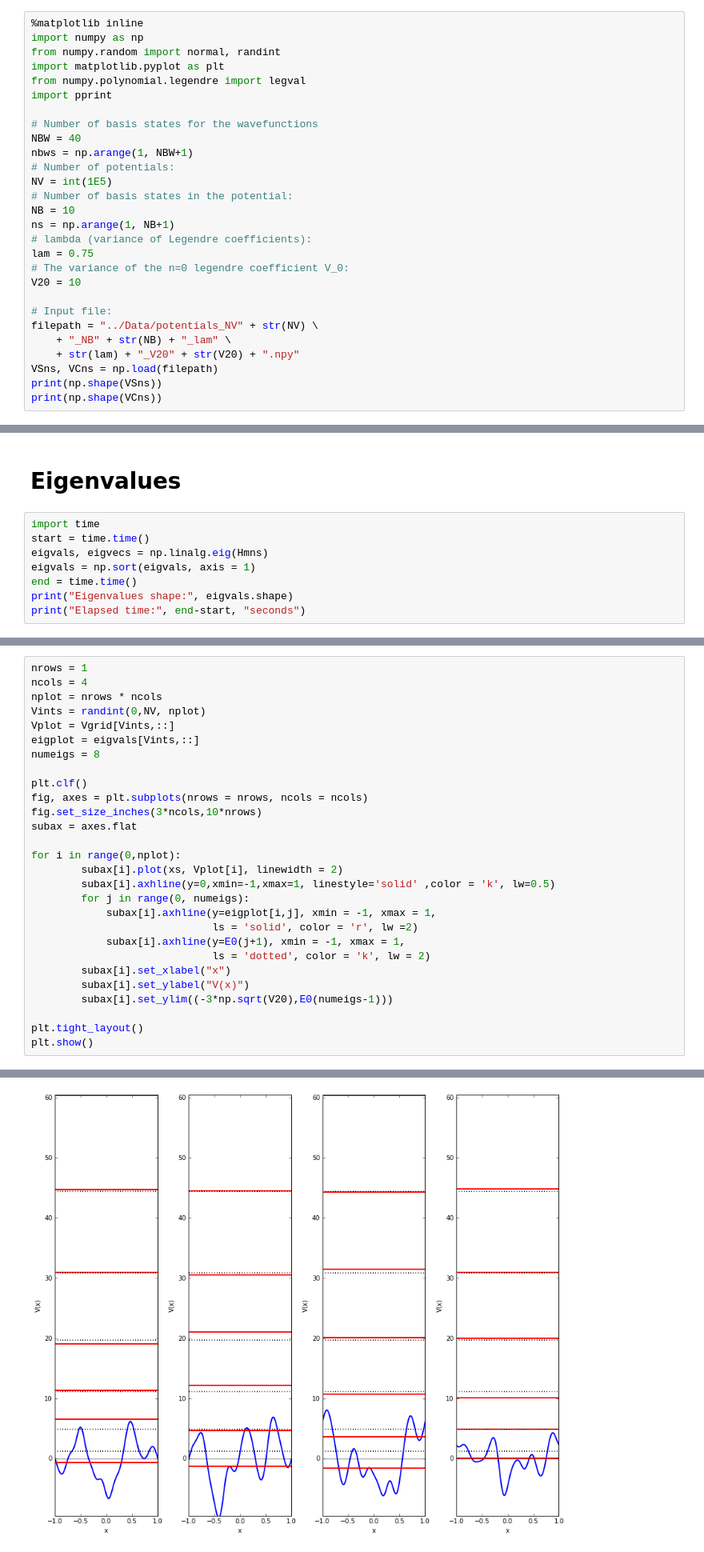
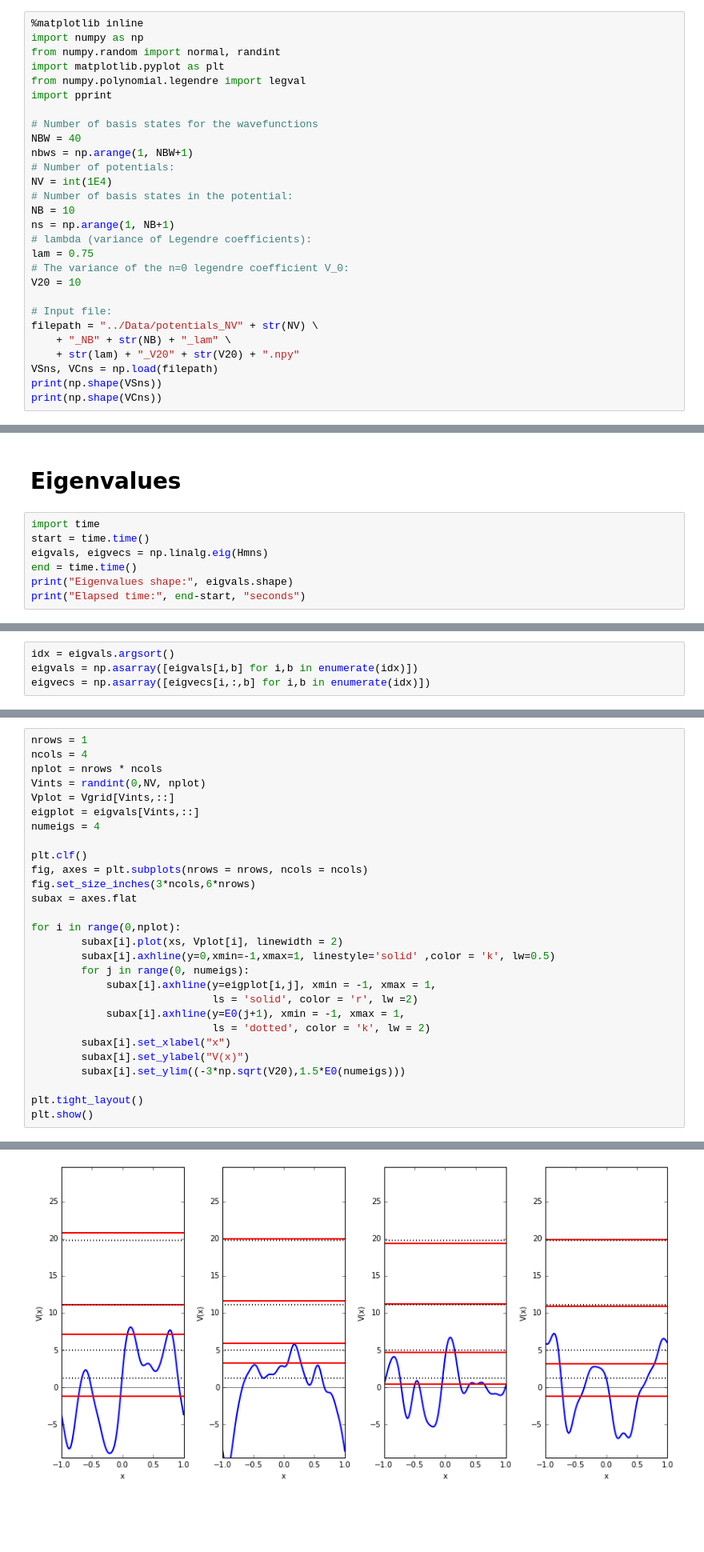
Before and after one commit to dhudsmith/qmnnet, a Jupyter notebook: jupyter/eigenvalues.ipynb, the cells around one changed output, grey strips where cells are left out. Shown: that part at 80% size. Cells and saved outputs as stored; diff of their text form; blank space fills up the shorter version.

```diff
--- a/jupyter/eigenvalues.ipynb
+++ b/jupyter/eigenvalues.ipynb
@@ -64,7 +64,7 @@ import pprint
 NBW = 40
 nbws = np.arange(1, NBW+1)
 # Number of potentials:
-NV = int(1E5)
+NV = int(1E4)
 # Number of basis states in the potential:
 NB = 10
 ns = np.arange(1, NB+1)
@@ -237,7 +237,6 @@ plt.show()
 import time
 start = time.time()
 eigvals, eigvecs = np.linalg.eig(Hmns)
-eigvals = np.sort(eigvals, axis = 1)
 end = time.time()
 print("Eigenvalues shape:", eigvals.shape)
 print("Elapsed time:", end-start, "seconds")
@@ -247,3 +246,7 @@ Elapsed time: 69.16832995414734 seconds
+# %%
+idx = eigvals.argsort()
+eigvals = np.asarray([eigvals[i,b] for i,b in enumerate(idx)])
+eigvecs = np.asarray([eigvecs[i,:,b] for i,b in enumerate(idx)])
 # %% [markdown]
 # Plot the potentials and eigenvalues
 # %%
@@ -262,31 +265,31 @@ Vgrid = np.dot(VSns,VSs) + np.dot(VCns,VCs)
 # %%
 nrows = 1
 ncols = 4
 nplot = nrows * ncols
 Vints = randint(0,NV, nplot)
 Vplot = Vgrid[Vints,::]
 eigplot = eigvals[Vints,::]
-numeigs = 8
+numeigs = 4
 
 plt.clf()
 fig, axes = plt.subplots(nrows = nrows, ncols = ncols)
-fig.set_size_inches(3*ncols,10*nrows)
+fig.set_size_inches(3*ncols,6*nrows)
 subax = axes.flat
 
 for i in range(0,nplot):
         subax[i].plot(xs, Vplot[i], linewidth = 2)
         subax[i].axhline(y=0,xmin=-1,xmax=1, linestyle='solid' ,color = 'k', lw=0.5)
         for j in range(0, numeigs):
             subax[i].axhline(y=eigplot[i,j], xmin = -1, xmax = 1,
                              ls = 'solid', color = 'r', lw =2)
             subax[i].axhline(y=E0(j+1), xmin = -1, xmax = 1,
                              ls = 'dotted', color = 'k', lw = 2)
         subax[i].set_xlabel("x")
         subax[i].set_ylabel("V(x)")
-        subax[i].set_ylim((-3*np.sqrt(V20),E0(numeigs-1)))
+        subax[i].set_ylim((-3*np.sqrt(V20),1.5*E0(numeigs)))
 
 plt.tight_layout()
 plt.show()
 # %% [output]
 <matplotlib.figure.Figure at 0x...>
-[figure, old version]
+[figure, new version]
```
Also changed, not shown: parts of 11 cells of this notebook, 17 other files.
